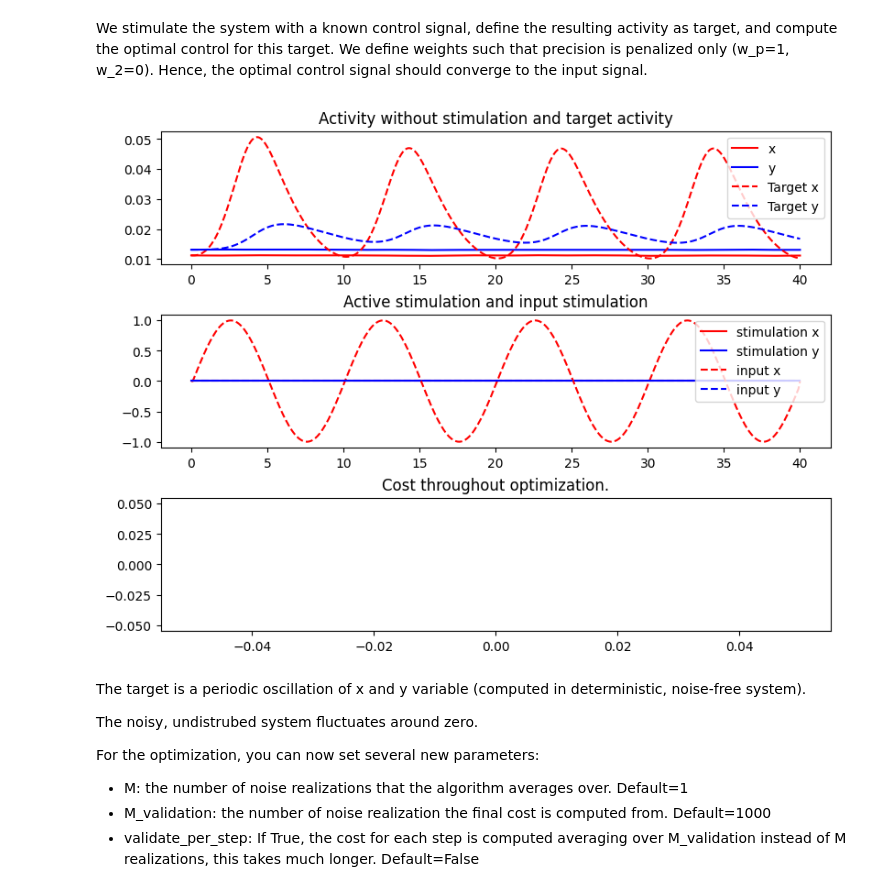
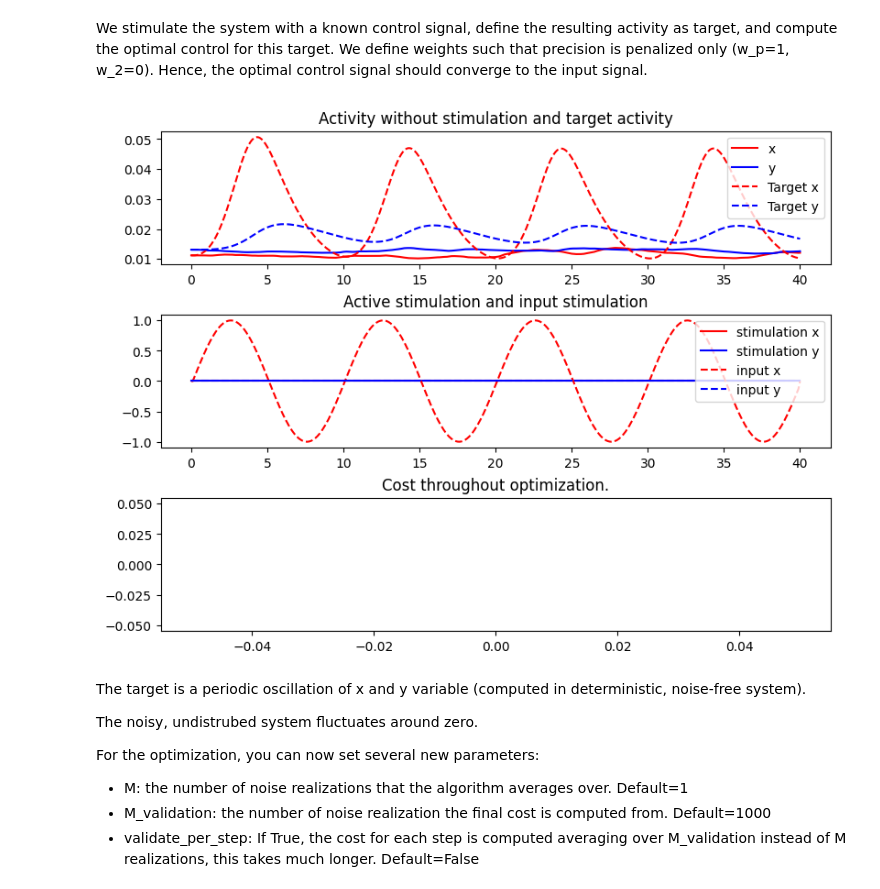
Before and after one commit to neurolib-dev/neurolib, a Jupyter notebook: examples/example-5-optimal-control/example-5.4-oc-wc-model-noisy.ipynb, the cells around one changed output. Cells and saved outputs as stored; diff of their text form; code cells hidden in the pictures.

```diff
--- a/examples/example-5-optimal-control/example-5.4-oc-wc-model-noisy.ipynb
+++ b/examples/example-5-optimal-control/example-5.4-oc-wc-model-noisy.ipynb
@@ -45,35 +42,35 @@ input[0,1:-1] = amplitude * np.sin(2.*np.pi*np.arange(0,duration-0.1, dt)/period
 model.params["duration"] = duration
 x_init = 0.011225367461896877
 y_init = 0.013126741089502588
 model.params["exc_init"] = np.array([[x_init]])
 model.params["inh_init"] = np.array([[y_init]])
 
 # We set the stimulus in x and y variables, and run the simulation
 model.params["exc_ext"] = input
 model.params["inh_ext"] = zero_input
 model.run()
 
 # Define the result of the stimulation as target
 target = np.concatenate((np.concatenate( (model.params["exc_init"], model.params["inh_init"]), axis=1)[:,:, np.newaxis],
     np.stack( (model.exc, model.inh), axis=1)), axis=2)
 target_input = np.concatenate( (input,zero_input), axis=0)[np.newaxis,:,:]
 
 # Remove stimuli and re-run the simulation
 # Change sigma_ou_parameter to adjust the noise strength
-model.params['sigma_ou'] = 0.01
+model.params['sigma_ou'] = 0.1
 model.params['tau_ou'] = 1.
 model.params["exc_ext"] = zero_input
 model.params["inh_ext"] = zero_input
 control = np.concatenate( (zero_input,zero_input), axis=0)[np.newaxis,:,:]
 model.run()
 
 # combine initial value and simulation result to one array
 state = np.concatenate((np.concatenate( (model.params["exc_init"], model.params["inh_init"]), axis=1)[:,:, np.newaxis],
     np.stack( (model.exc, model.inh), axis=1)), axis=2)
 
 plot_oc_singlenode(duration, dt, state, target, control, target_input)
 # %% [output]
-[figure, old version]
+[figure, new version]
 # %% [markdown]
 The target is a periodic oscillation of x and y variable (computed in deterministic, noise-free system).
 
```
Also changed, not shown: parts of 6 cells of this notebook, 1 other file.
